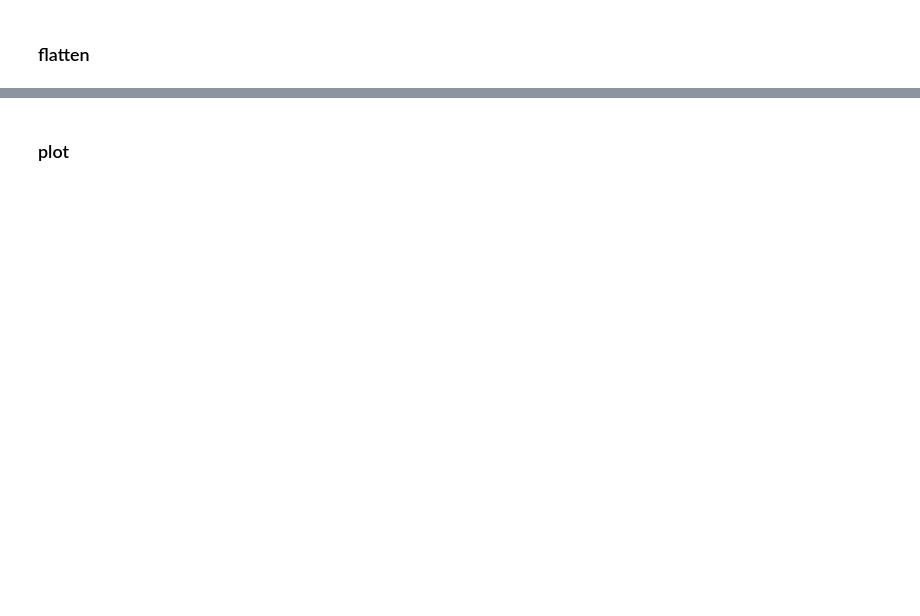
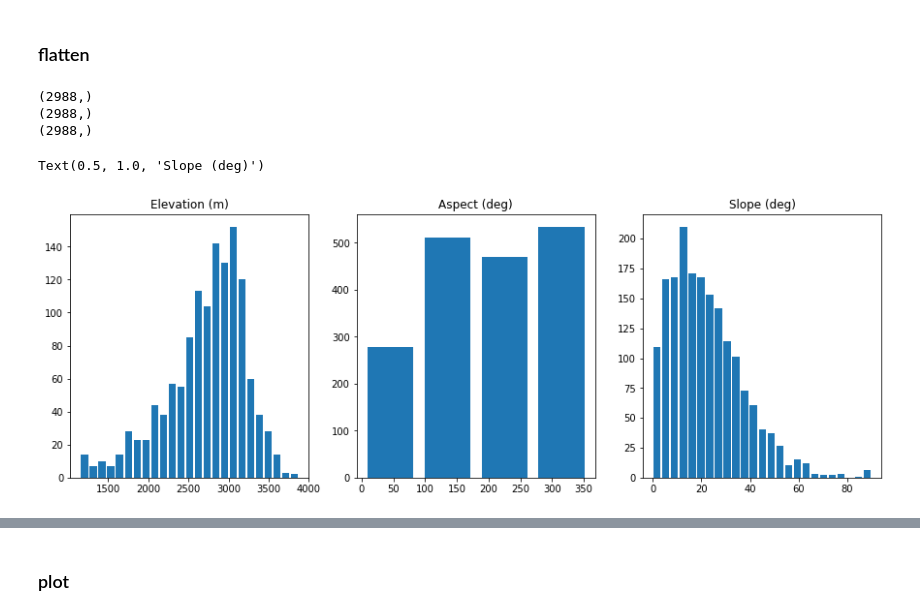
Before and after one commit to meganmason/jlabs, a Jupyter notebook: xarray/terrain.ipynb, the cells around one changed output, grey strips where cells are left out. Drawn from its saved outputs; the diff is of its cells as text; code cells hidden in the pictures; blank space fills up the shorter version.

Commit message:
bigger mess of terrain. groupby() is powerful, but need to make data smaller to get results

```diff
--- a/xarray/terrain.ipynb
+++ b/xarray/terrain.ipynb
@@ -61,0 +44,4 @@ fpath
+# %%
+terrain=xr.open_mfdataset(fpath, concat_dim=None, combine='nested', chunks={'x':1000, 'y':1000}, parallel=True).rename({'Band1':'hillshade'}).drop('transverse_mercator')
+terrain.close()
+terrain
@@ -69,2 +65,29 @@ slope_flat = ds_slope.values.flatten()
+# %%
+#terrain
+dem_flat = ds.dem.values.flatten()
+asp_flat = terrain.aspect.values.flatten() # subtract 45 degrees so range is -45:345 (i.e N[-45:45], E[46:])
+slp_flat = terrain.slope.values.flatten()
+# %%
+dem_flat = dem_flat[::100000] #100,000 of 300,000,000 values = .001% of data
+asp_flat = asp_flat[::100000]
+slp_flat = slp_flat[::100000]
+# %%
+dem_flat = np.where(dem_flat>0, dem_flat, np.nan)
+# %%
+print(dem_flat.shape)
+print(asp_flat.shape)
+print(slp_flat.shape)
+# %% [output]
+(2988,)
+(2988,)
+(2988,)
+# %%
+fig, [ax1,ax2,ax3] = plt.subplots(1,3, figsize=(15,5))
+ax1.hist(dem_flat, bins=25, rwidth=0.8,  label='elevation'); ax1.set_title('Elevation (m)')
+ax2.hist(asp_flat, bins=([0,90,180,270,360]), rwidth=0.8,  label='aspect'); ax2.set_title('Aspect (deg)')
+ax3.hist(slp_flat[slp_flat>0], bins=25, rwidth=0.8,  label='slope'); ax3.set_title('Slope (deg)')
+# %% [output]
+Text(0.5, 1.0, 'Slope (deg)')
+[figure, added]
 # %%
 # data
```
Also changed, not shown: parts of 15 cells of this notebook, 4 other files.
